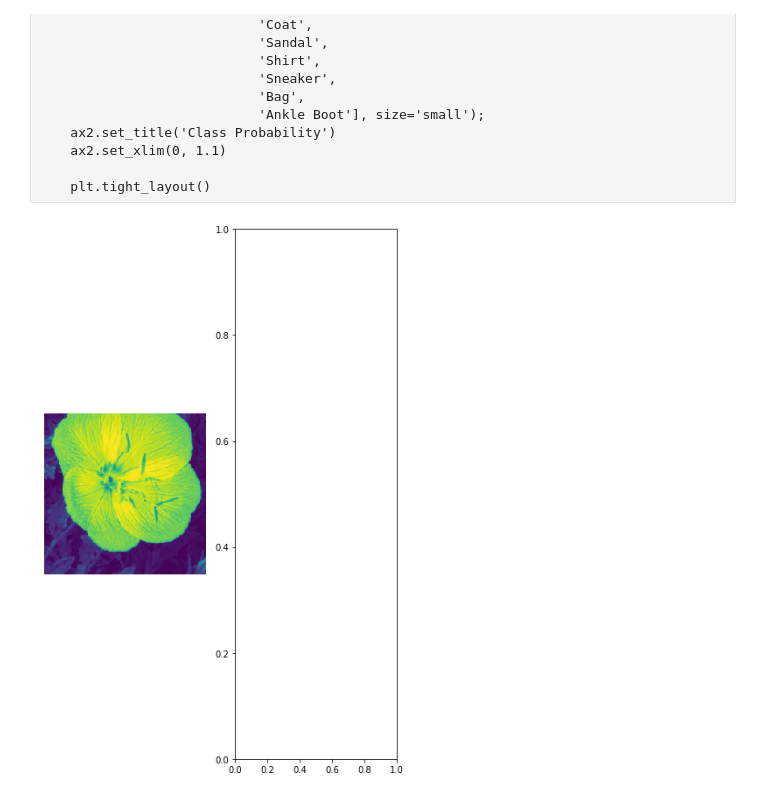
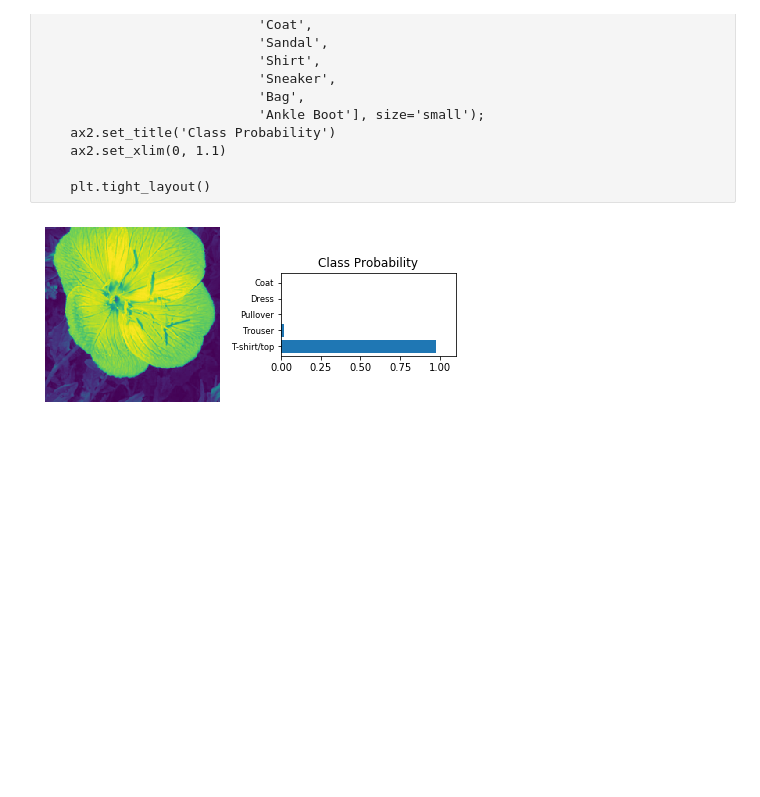
Before and after one commit to vasilkosturski/udacity-ml-intro, a Jupyter notebook: neural-networks/image-classifier/src/Image Classifier Project.ipynb, the cells around one changed output. Cells and saved outputs as stored; diff of their text form; code cells hidden in the pictures; blank space fills up the shorter version.

Commit message:
Started plotting probabilities

```diff
--- a/neural-networks/image-classifier/src/Image Classifier Project.ipynb
+++ b/neural-networks/image-classifier/src/Image Classifier Project.ipynb
@@ -477,22 +477,32 @@ def view_classify(img, ps, version="MNIST"):
 # %%
 import matplotlib.pyplot as plt
 import matplotlib.image as mpimg
 
 # TODO: Display an image along with the top 5 classes
 def view_classify(img, ps, version="MNIST"):
     ''' Function for viewing an image and it's predicted classes.
     '''
     ps = ps.data.numpy().squeeze()
 
     fig, (ax1, ax2) = plt.subplots(figsize=(6,9), ncols=2)
     ax1.imshow(img.resize_(1, 224, 224).numpy().squeeze())
     ax1.axis('off')
+    ax2.barh(np.arange(5), ps)
+    ax2.set_aspect(0.1)
+    ax2.set_yticks(np.arange(5))
+    ax2.set_yticklabels(['T-shirt/top',
+                            'Trouser',
+                            'Pullover',
+                            'Dress',
+                            'Coat'], size='small');
+    ax2.set_title('Class Probability')
+    ax2.set_xlim(0, 1.1)
 
     plt.tight_layout()
 
 data_iter = iter(testloader)
 images, labels = next(data_iter)
 
 view_classify(images[0], top_k.to('cpu'))
 # %% [output]
-[figure, old version]
+[figure, new version]
```
